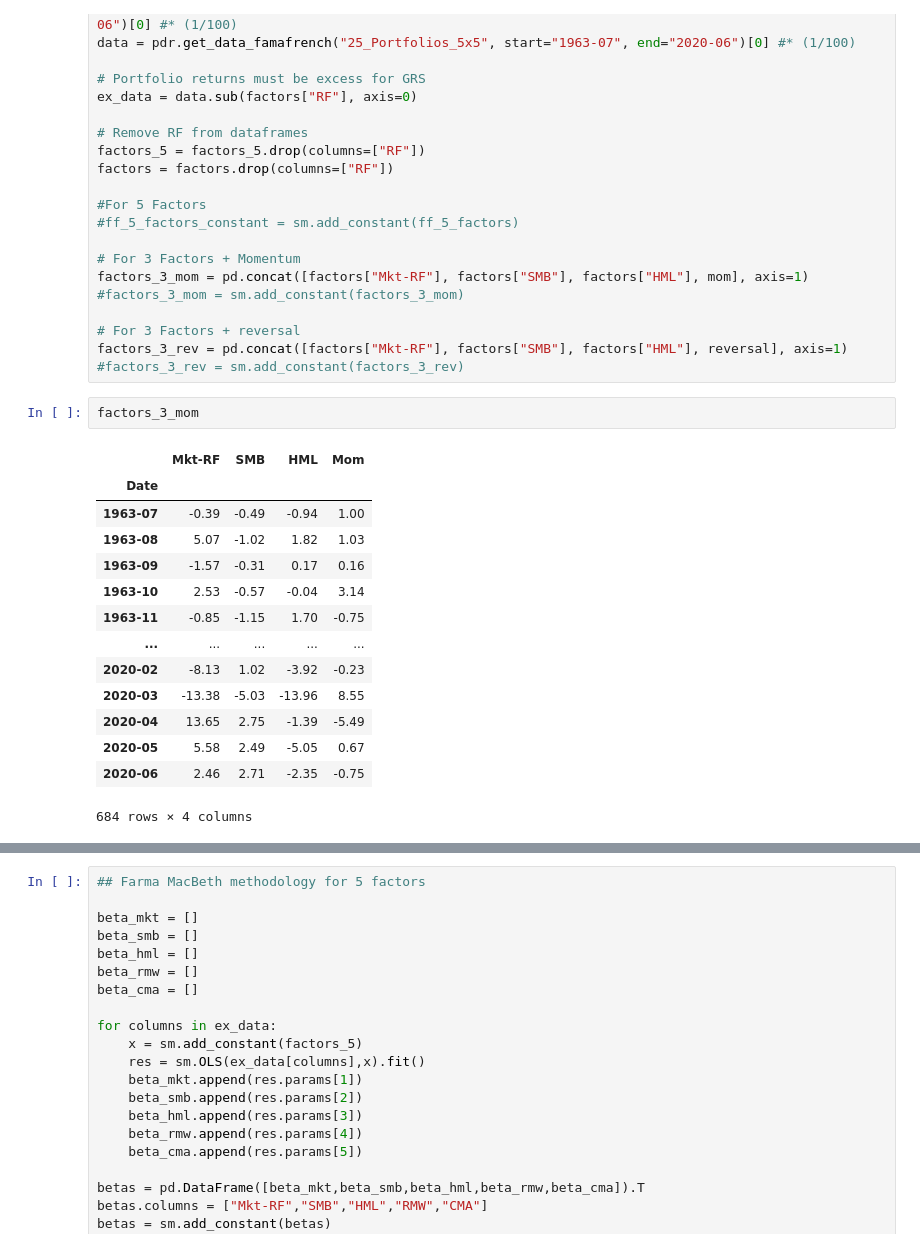
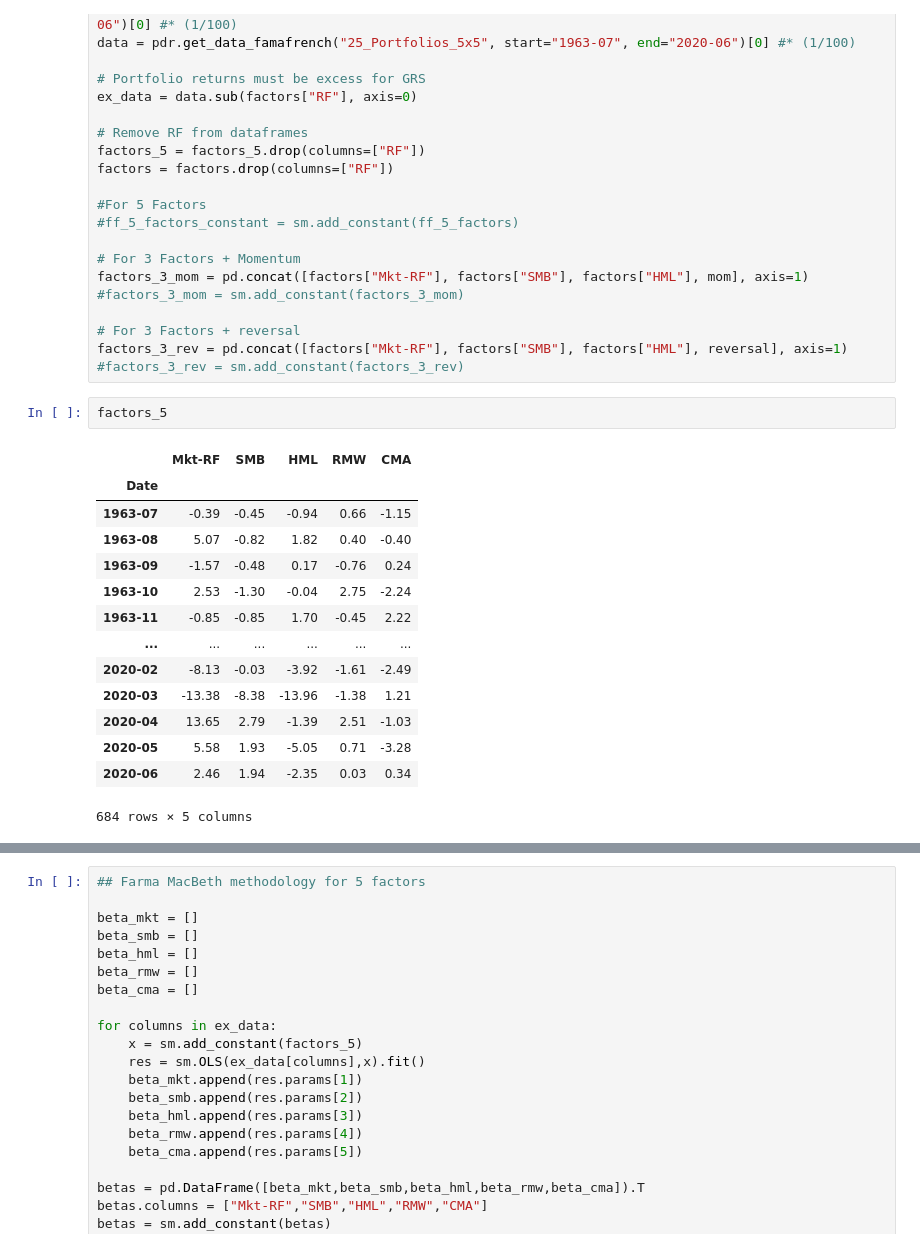
Before and after one commit to GeorgeHockey/asset-pricing, a Jupyter notebook: asset_pricing2.ipynb, the cells around one changed output, grey strips where cells are left out. Drawn from its saved outputs; the diff is of its cells as text.

```diff
--- a/asset_pricing2.ipynb
+++ b/asset_pricing2.ipynb
@@ -76,20 +76,20 @@ factors_3_mom = pd.concat([factors["Mkt-RF"], factors["SMB"], factors["HML"], mo
 # For 3 Factors + reversal
 factors_3_rev = pd.concat([factors["Mkt-RF"], factors["SMB"], factors["HML"], reversal], axis=1)
 #factors_3_rev = sm.add_constant(factors_3_rev)
-# %%
-factors_3_mom
-# %% [output]
-|  | Mkt-RF | SMB | HML | Mom |
-| Date |  |  |  |  |
-| 1963-07 | -0.39 | -0.49 | -0.94 | 1.00 |
-| 1963-08 | 5.07 | -1.02 | 1.82 | 1.03 |
-| 1963-09 | -1.57 | -0.31 | 0.17 | 0.16 |
-| 1963-10 | 2.53 | -0.57 | -0.04 | 3.14 |
-| 1963-11 | -0.85 | -1.15 | 1.70 | -0.75 |
-| ... | ... | ... | ... | ... |
-| 2020-02 | -8.13 | 1.02 | -3.92 | -0.23 |
-| 2020-03 | -13.38 | -5.03 | -13.96 | 8.55 |
-| 2020-04 | 13.65 | 2.75 | -1.39 | -5.49 |
-| 2020-05 | 5.58 | 2.49 | -5.05 | 0.67 |
-| 2020-06 | 2.46 | 2.71 | -2.35 | -0.75 |
-684 rows × 4 columns
+# %%
+factors_5
+# %% [output]
+|  | Mkt-RF | SMB | HML | RMW | CMA |
+| Date |  |  |  |  |  |
+| 1963-07 | -0.39 | -0.45 | -0.94 | 0.66 | -1.15 |
+| 1963-08 | 5.07 | -0.82 | 1.82 | 0.40 | -0.40 |
+| 1963-09 | -1.57 | -0.48 | 0.17 | -0.76 | 0.24 |
+| 1963-10 | 2.53 | -1.30 | -0.04 | 2.75 | -2.24 |
+| 1963-11 | -0.85 | -0.85 | 1.70 | -0.45 | 2.22 |
+| ... | ... | ... | ... | ... | ... |
+| 2020-02 | -8.13 | -0.03 | -3.92 | -1.61 | -2.49 |
+| 2020-03 | -13.38 | -8.38 | -13.96 | -1.38 | 1.21 |
+| 2020-04 | 13.65 | 2.79 | -1.39 | 2.51 | -1.03 |
+| 2020-05 | 5.58 | 1.93 | -5.05 | 0.71 | -3.28 |
+| 2020-06 | 2.46 | 1.94 | -2.35 | 0.03 | 0.34 |
+684 rows × 5 columns
```
Also changed, not shown: parts of 6 cells of this notebook, 2 other files.
